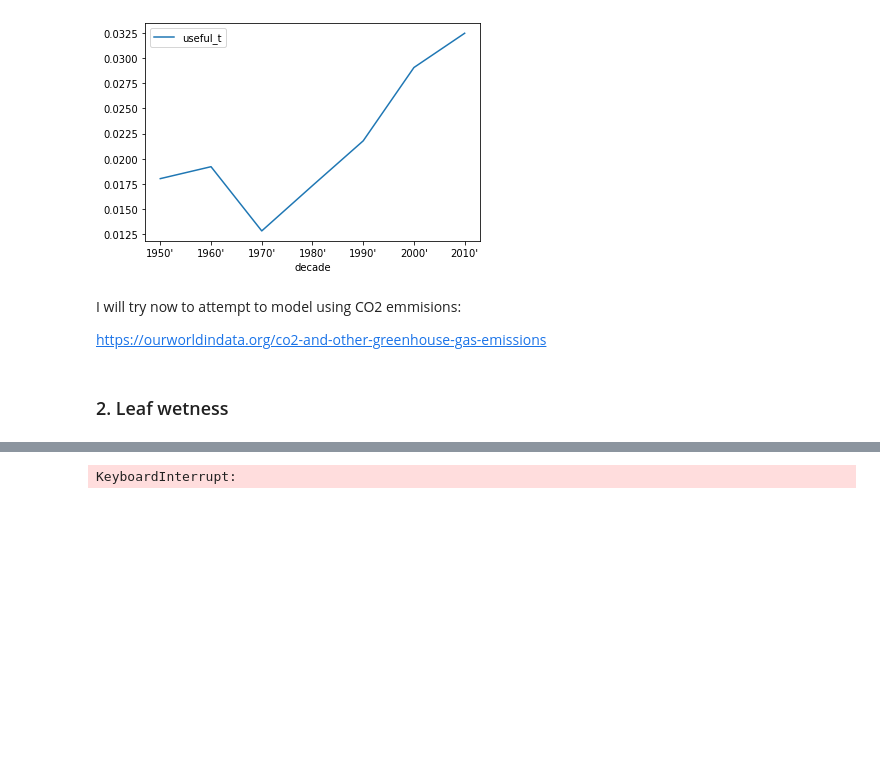
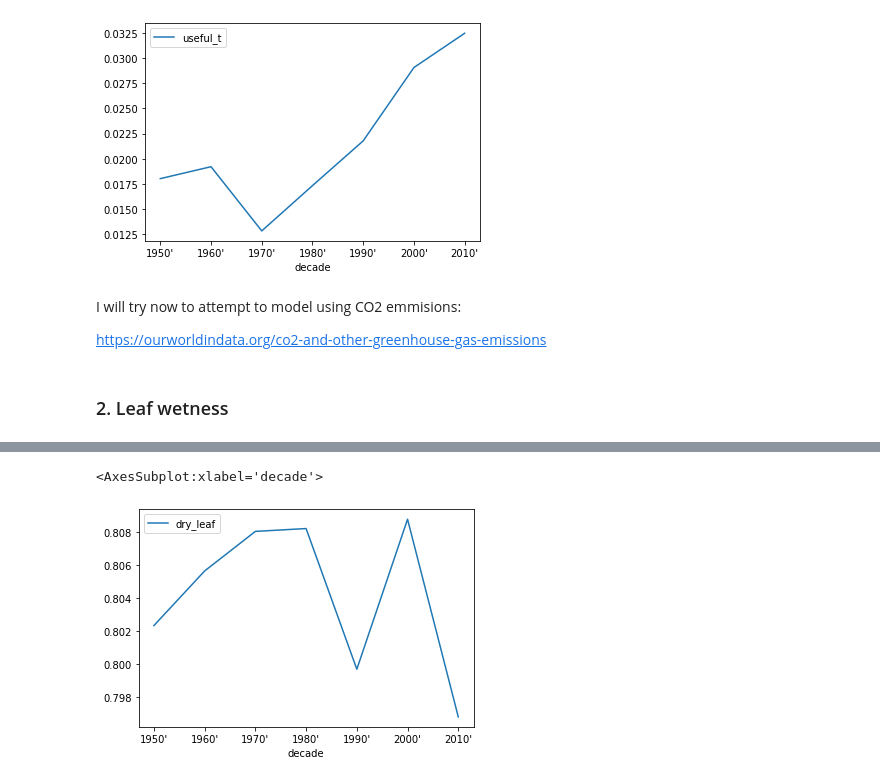
Before and after one commit to serbanradulescu/master_thesis, a Jupyter notebook: project.ipynb, the cells around one changed output, grey strips where cells are left out. Cells and saved outputs as stored; diff of their text form; code cells hidden in the pictures; blank space fills up the shorter version.

```diff
--- a/project.ipynb
+++ b/project.ipynb
@@ -164,7 +211,12 @@ new_df2.plot( y = 'lw1')
 # %%
+pd.options.mode.chained_assignment = None
 new_df3 = df3[df3["month"].isin([12,1,2,3,4])]
-new_df3["lw1"]=df3["RF_STD"].apply(lambda x: 1 if x >=90 else 0)
+
+new_df3[f"dry_leaf"]=new_df3["RF_STD"].apply(lambda x: 1 if float(x) >= 70 else 0)
+#new_df3["RH_average"]= new_df3[[f"lw{i}" for i in range(87,93)]].mean(axis=1)
 new_df3= new_df3.groupby("decade").mean()
-new_df3.plot( y = 'lw1')
+#new_df3.plot( y = "RH_average")
+new_df3.plot( y = "dry_leaf")
 # %% [output]
-KeyboardInterrupt:
+<AxesSubplot:xlabel='decade'>
+[figure, added]
```
Also changed, not shown: parts of 8 cells of this notebook.
